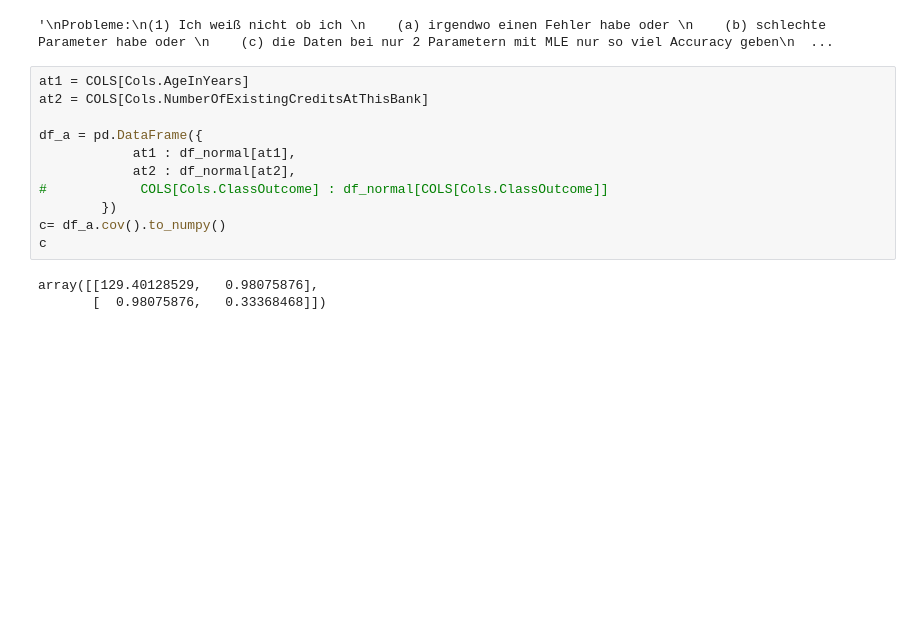
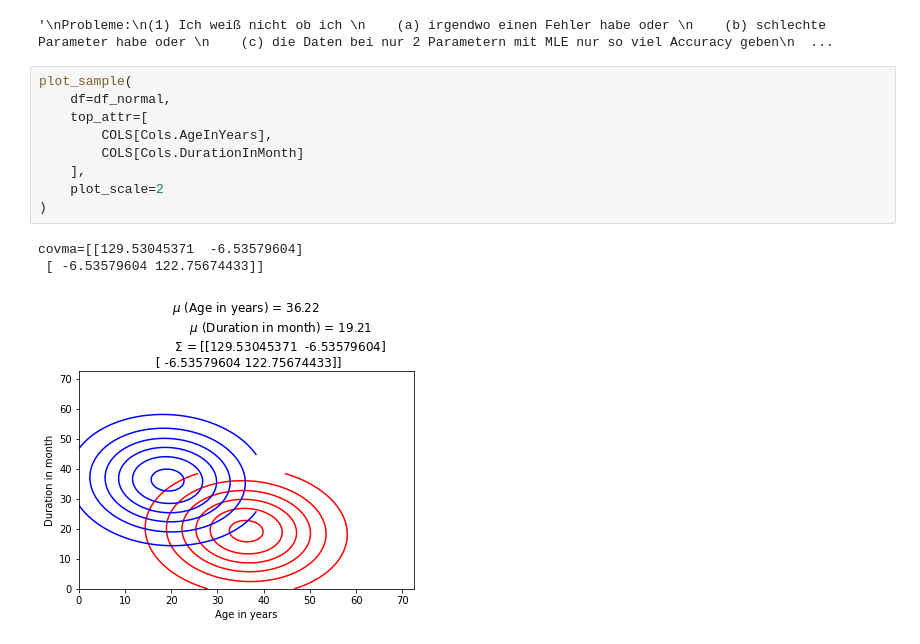
Before and after one commit to heuer-ja/CENG463-Machine-Learning, a Jupyter notebook: A01/CENG-463_A01.ipynb, the cells around one changed output. Cells and saved outputs as stored; diff of their text form; blank space fills up the shorter version.

```diff
--- a/A01/CENG-463_A01.ipynb
+++ b/A01/CENG-463_A01.ipynb
@@ -412,17 +417,16 @@ Probleme:
 '''
 # %% [output]
 '\nProbleme:\n(1) Ich weiß nicht ob ich \n    (a) irgendwo einen Fehler habe oder \n    (b) schlechte Parameter habe oder \n    (c) die Daten bei nur 2 Parametern mit MLE nur so viel Accuracy geben\n  ...
-# %%
-at1 = COLS[Cols.AgeInYears]
-at2 = COLS[Cols.NumberOfExistingCreditsAtThisBank]
-
-df_a = pd.DataFrame({
-            at1 : df_normal[at1],
-            at2 : df_normal[at2],
-#            COLS[Cols.ClassOutcome] : df_normal[COLS[Cols.ClassOutcome]]
-        })
-c= df_a.cov().to_numpy()
-c
-# %% [output]
-array([[129.40128529,   0.98075876],
-       [  0.98075876,   0.33368468]])
+# %%
+plot_sample(
+    df=df_normal,
+    top_attr=[
+        COLS[Cols.AgeInYears],
+        COLS[Cols.DurationInMonth]
+    ],
+    plot_scale=2
+)
+# %% [output]
+covma=[[129.53045371  -6.53579604]
+ [ -6.53579604 122.75674433]]
+[figure, added]
```
Also changed, not shown: parts of 5 cells of this notebook.
